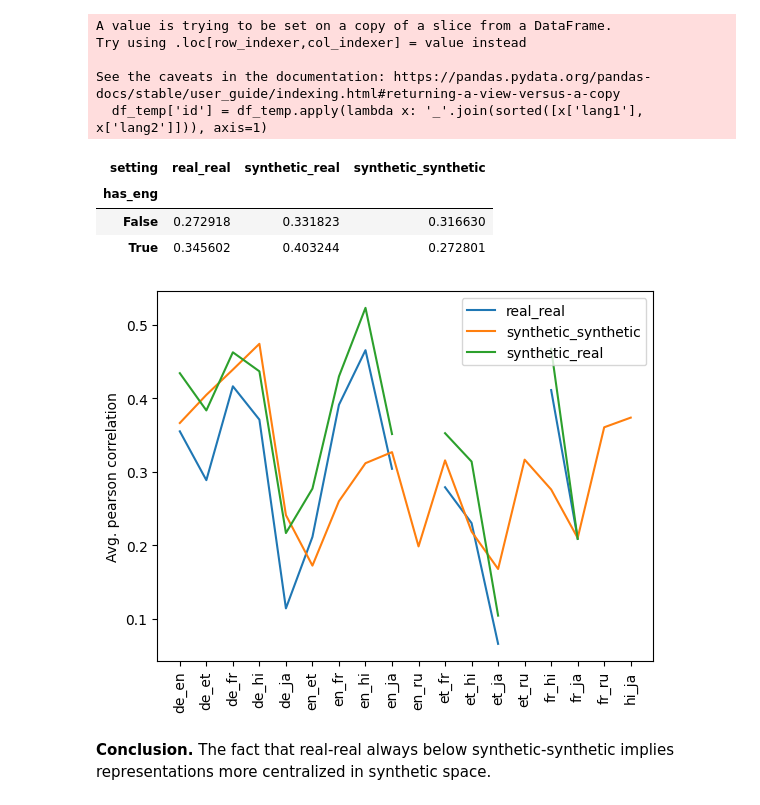
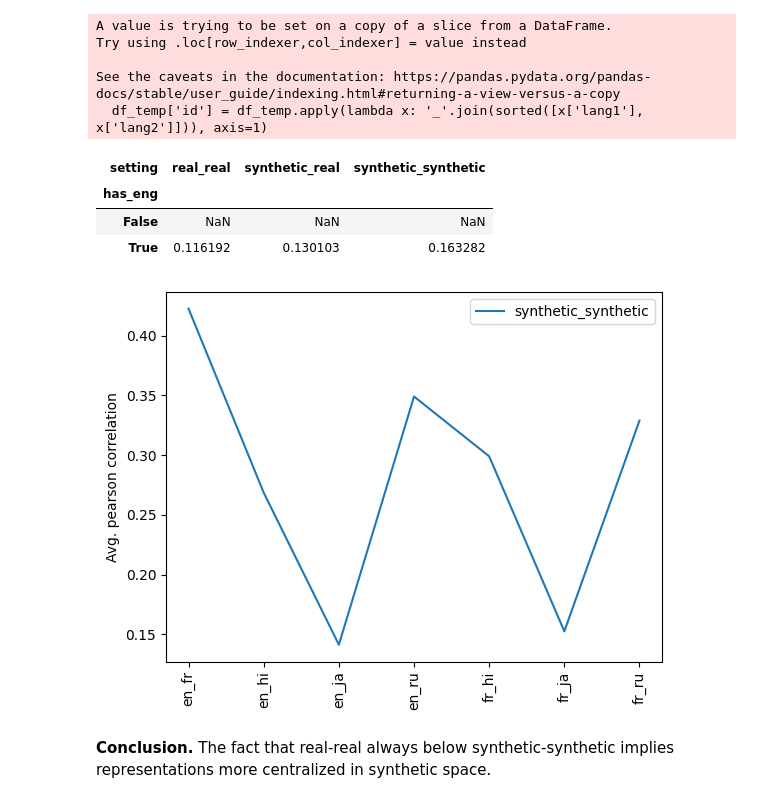
Before and after one commit to vminvsky/semantic-accents, a Jupyter notebook: notebooks/recreate_nhb_paper.ipynb, the cells around one changed output. Saved outputs shown, nothing was run; the diff lists cells and outputs as text; code cells hidden in the pictures.

```diff
--- a/notebooks/recreate_nhb_paper.ipynb
+++ b/notebooks/recreate_nhb_paper.ipynb
@@ -14,7 +14,8 @@ What we have:
 import pandas as pd
 import matplotlib.pyplot as plt
 # %%
-data_dir = '../data/NorthErualex_concepts/similarity/'
+data_source = 'concreteness' # concreteness, NorthErualex_concepts
+data_dir = f'../data/{data_source}/similarity/'
 settings = ['synthetic_synthetic', 'real_real', 'synthetic_real']
 langs = ['en','fr','de','ja', 'ru','et','hi']
 model_name = 'Meta-Llama-3-1-70B-Instruct-htzs' # 'Meta-Llama-3-1-8B-Instruct-nwxcg', 'Meta-Llama-3-1-70B-Instruct-htzs'
@@ -30,6 +31,7 @@ for setting in settings:
             try:
                 df = pd.read_csv(data_path)
                 # pearson correlation btwn sim and tr_sim
+                df.dropna(inplace=True)
                 pearson = df['sim'].corr(df['tr_sim'], method='pearson')
                 pearsons.append({
                     'lang1': lang1,
@@ -87,23 +273,23 @@ plotting_data.groupby('has_eng').mean()
 # %% [output]
 | setting | real_real | synthetic_real | synthetic_synthetic |
 | has_eng |  |  |  |
-| False | 0.272918 | 0.331823 | 0.316630 |
-| True | 0.345602 | 0.403244 | 0.272801 |
+| False | NaN | NaN | NaN |
+| True | 0.116192 | 0.130103 | 0.163282 |
 # %%
 import os
 fig, ax = plt.subplots()
 
 ax.plot(plotting_data.index, plotting_data['real_real'], label='real_real')
 ax.plot(plotting_data.index, plotting_data['synthetic_synthetic'], label='synthetic_synthetic')
 ax.plot(plotting_data.index, plotting_data['synthetic_real'], label='synthetic_real')
 ax.set_xticklabels(plotting_data.index, rotation=90)
 ax.set_ylabel('Avg. pearson correlation')
 plt.legend()
-img_save_path = f'../visuals/north_euralex_concepts/{model_name}/'
+img_save_path = f'../visuals/{data_source}/{model_name}/'
 os.makedirs(img_save_path, exist_ok=True)
-plt.savefig(f'../visuals/north_euralex_concepts/{model_name}/pearson_correlation.jpg', dpi=300, bbox_inches='tight')
+plt.savefig(f'../visuals/{data_source}/{model_name}/pearson_correlation.jpg', dpi=300, bbox_inches='tight')
 # %% [output]
-[figure, old version]
+[figure, new version]
 # %% [markdown]
 **Conclusion.** The fact that real-real always below synthetic-synthetic implies representations more centralized in synthetic space.
 # %% [markdown]
```
Also changed, not shown: parts of 8 cells of this notebook, 1 other file.
